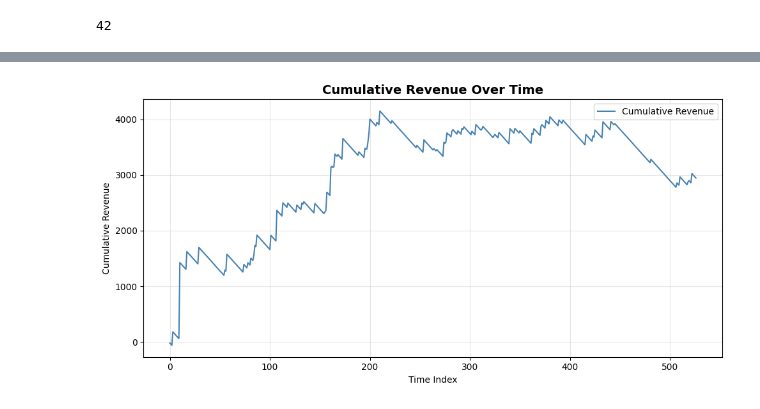
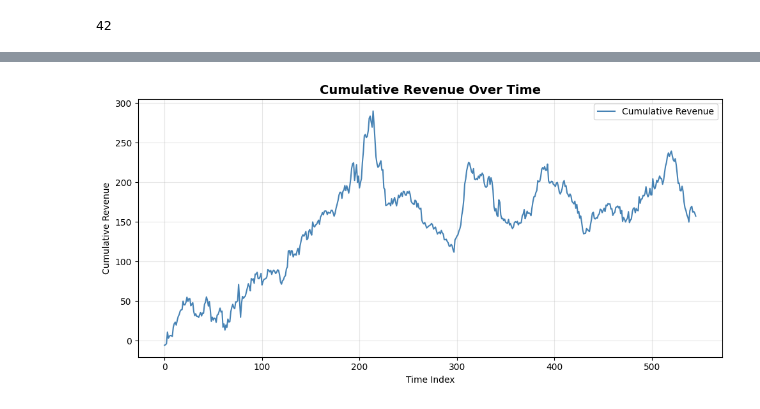
Before and after one commit to RockyLiii/Quant-on-Crypto, a Jupyter notebook: strategies/mmpair-strategy/arbi_research_v2.ipynb, the cells around one changed output, grey strips where cells are left out. Saved outputs shown, nothing was run; the diff lists cells and outputs as text; code cells hidden in the pictures.

```diff
--- a/strategies/mmpair-strategy/arbi_research_v2.ipynb
+++ b/strategies/mmpair-strategy/arbi_research_v2.ipynb
@@ -137,22 +138,30 @@ len(HEDGE_LIST.keys())
 # %% [output]
 42
 # %%
+
 # 截取前半段（会真正修改 HEDGE_LIST 中的每个 DataFrame）
-half_length = 525600 // 8
+half_length = 525600//6
 
-i = 3
+i=1
 
 for name, df in HEDGE_LIST.items():
-    HEDGE_LIST[name] = df.iloc[(i - 1) * half_length : i * half_length]
+#     HEDGE_LIST[name] = df.iloc[(i-1)*half_length:i*half_length]
 
-btc = btc.iloc[(i - 1) * half_length : i * half_length]
+# btc = btc.iloc[(i-1)*half_length:i*half_length]
+    HEDGE_LIST[name] = df.iloc[0*half_length:4*half_length]
+
+btc = btc.iloc[0*half_length:4*half_length]
 # %%
+
 BULLET_SIZE = 1000
 INITIAL = 10000
 
 
-FORWARD_WINDOW = 120
-BACK_WINDOW = 360
+
+FORWARD_WINDOW = 300
+BACK_WINDOW = 900
+
+
 
 MIN_POR = 0.05
 # %%
@@ -490,28 +663,27 @@ for i, t in tqdm(enumerate(time_range), total=len(time_range), desc="Sliding win
 # %%
 import numpy as np
 import pandas as pd
+import matplotlib.pyplot as plt
 
 # 假设 revenue_series 是 pandas Series 或 numpy array
 # 示例：
 revenue_series = pd.Series(revenues)
 
 # 1️⃣ 累积收益
 cumulative_revenue = np.cumsum(revenue_series)
 
 # 2️⃣ 绘图
 plt.figure(figsize=(10, 5))
-plt.plot(
-    cumulative_revenue, label="Cumulative Revenue", color="steelblue", linewidth=1.5
-)
-plt.title("Cumulative Revenue Over Time", fontsize=14, fontweight="bold")
+plt.plot(cumulative_revenue, label='Cumulative Revenue', color='steelblue', linewidth=1.5)
+plt.title("Cumulative Revenue Over Time", fontsize=14, fontweight='bold')
 plt.xlabel("Time Index")
 plt.ylabel("Cumulative Revenue")
 plt.grid(alpha=0.3)
 plt.legend()
 plt.tight_layout()
 plt.savefig("cumulative_revenue.png", dpi=300)
 # %% [output]
-[figure, old version]
+[figure, new version]
 # %%
 revenue_series.describe()
 # %% [output]
```
Also changed, not shown: parts of 10 cells of this notebook, 8 other files.
